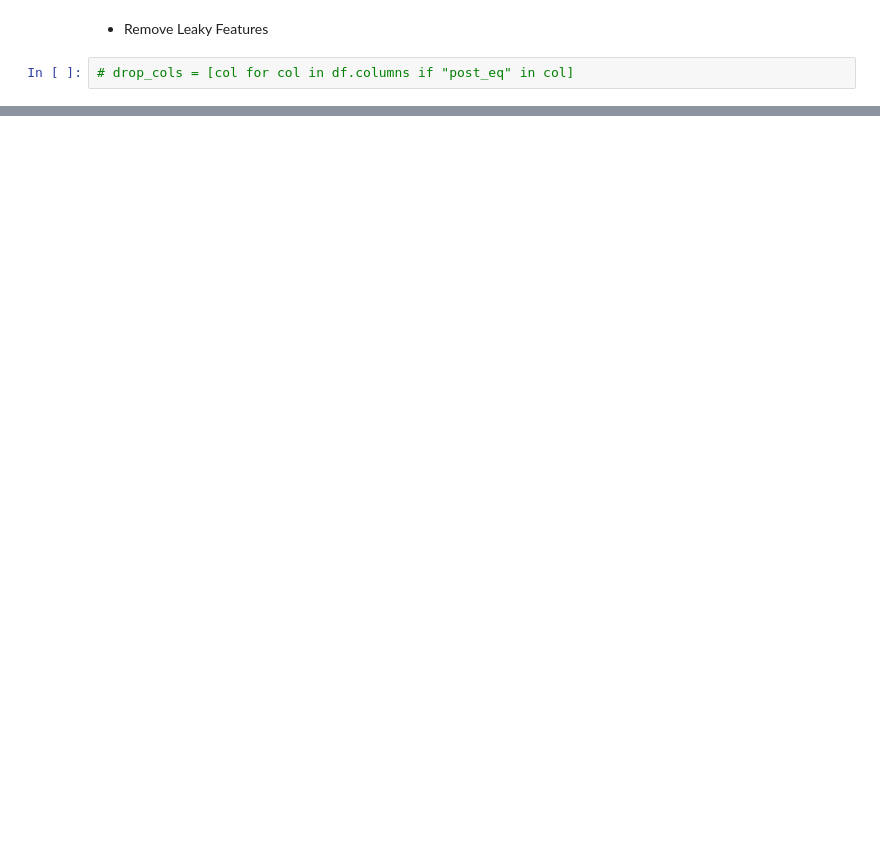
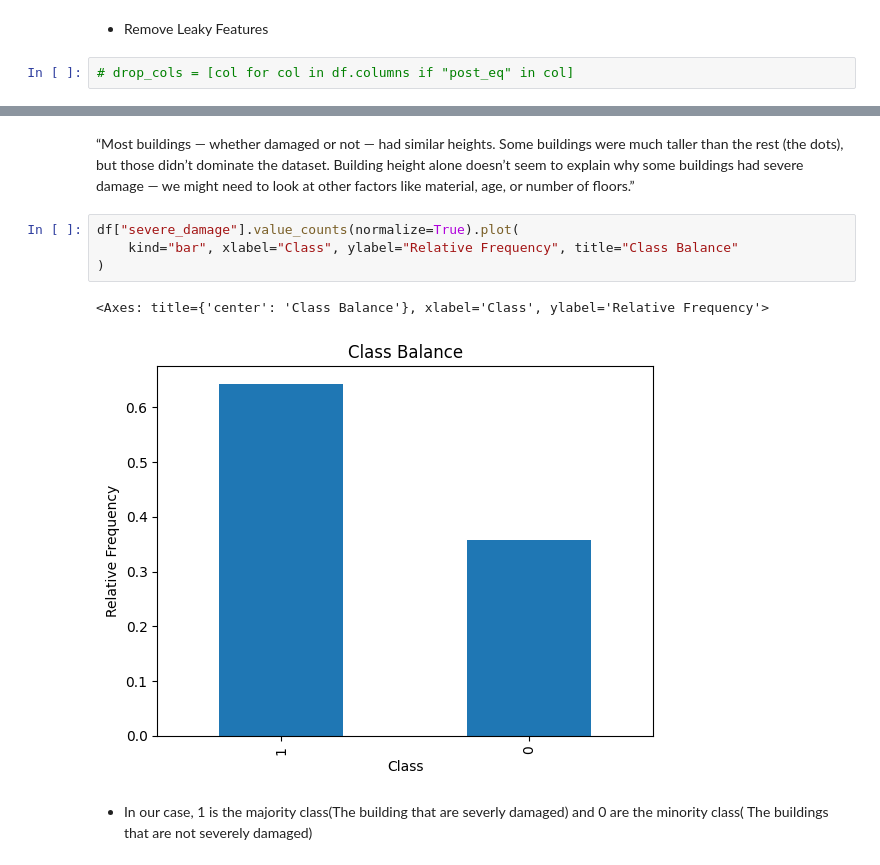
Before and after one commit to tech-ml-quant-luv/Applied_data_science_lab_worldquant, a Jupyter notebook: Project 4 - Earthquake damage in Nepal/042-logistic-regression.ipynb, the cells around one changed output, grey strips where cells are left out. Cells and saved outputs as stored; diff of their text form; blank space fills up the shorter version.

```diff
--- a/Project 4 - Earthquake damage in Nepal/042-logistic-regression.ipynb
+++ b/Project 4 - Earthquake damage in Nepal/042-logistic-regression.ipynb
@@ -68,0 +147,13 @@ None
+# %% [markdown]
+“Most buildings — whether damaged or not — had similar heights.
+Some buildings were much taller than the rest (the dots), but those didn’t dominate the dataset.
+Building height alone doesn’t seem to explain why some buildings had severe damage — we might need to look at other factors like material, age, or number of floors.”
+# %%
+df["severe_damage"].value_counts(normalize=True).plot(
+    kind="bar", xlabel="Class", ylabel="Relative Frequency", title="Class Balance"
+)
+# %% [output]
+<Axes: title={'center': 'Class Balance'}, xlabel='Class', ylabel='Relative Frequency'>
+[figure, added]
+# %% [markdown]
+- In our case, 1 is the majority class(The building that are severly damaged) and 0 are the minority class( The buildings that are not severely damaged)
```
Also changed, not shown: parts of 20 cells of this notebook.
